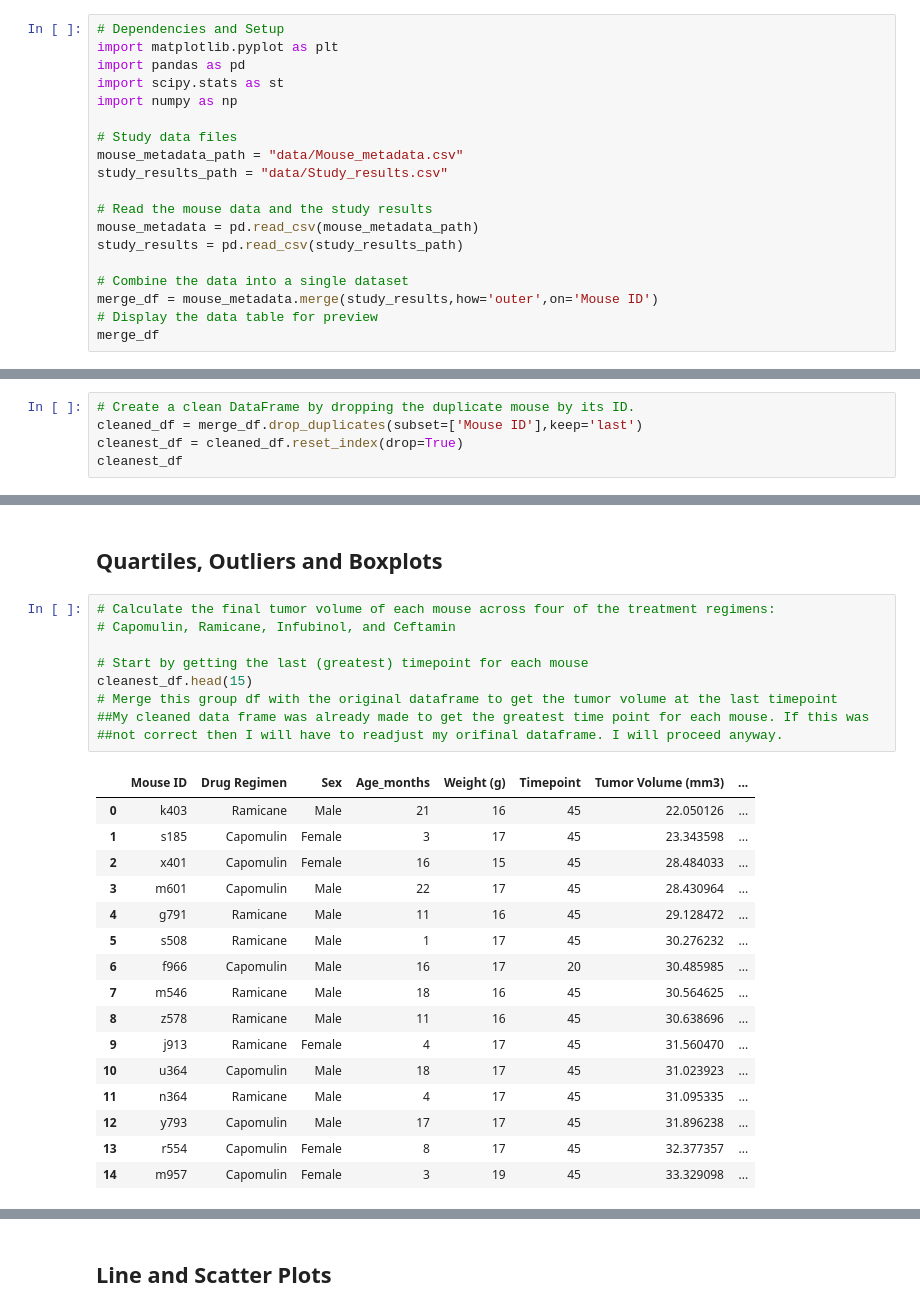
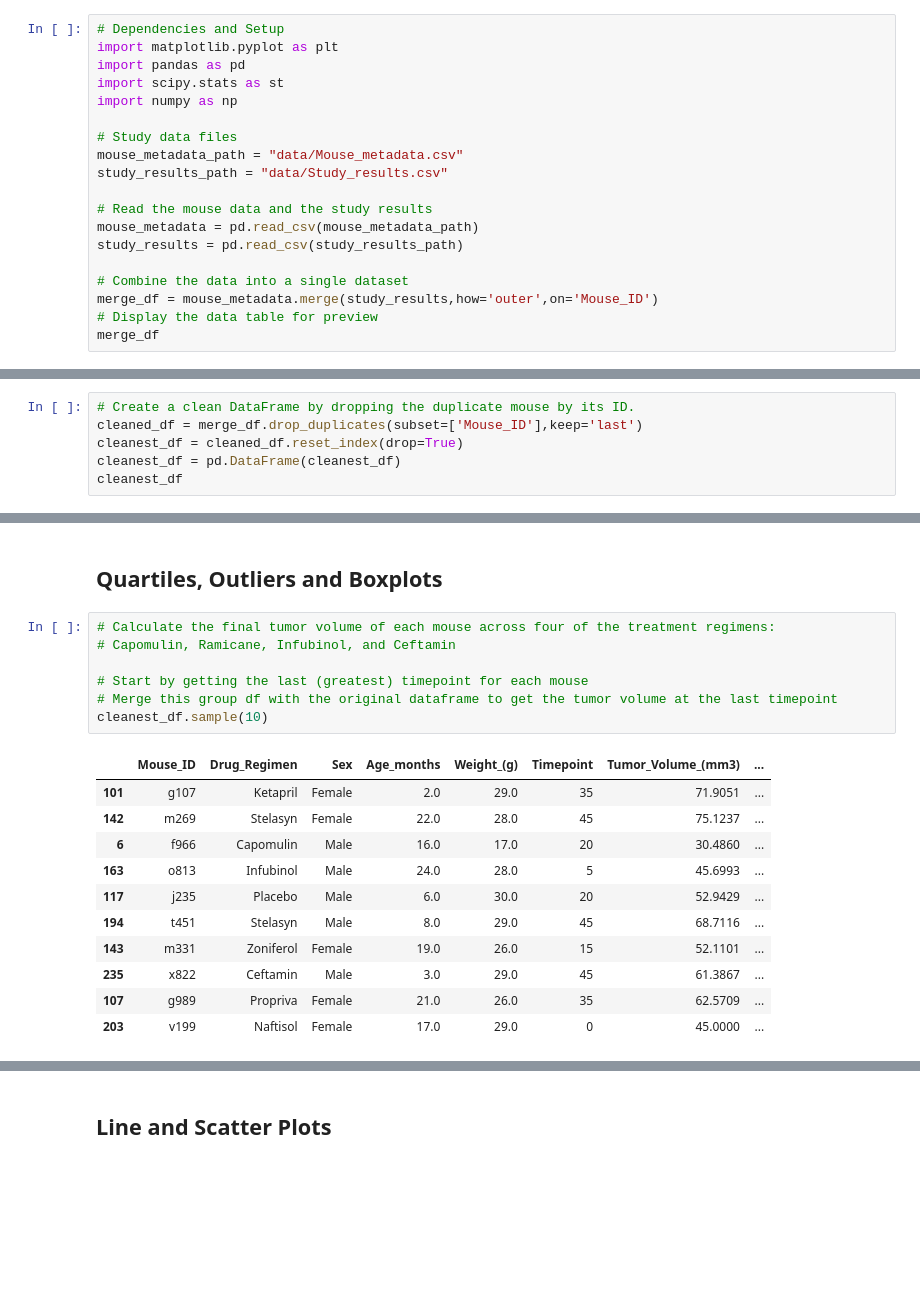
Before and after one commit to MLozano88/Pymaceuticals, a Jupyter notebook: Pymaceuticals/pymaceuticals_starter.ipynb, the cells around one changed output, grey strips where cells are left out. Cells and saved outputs as stored; diff of their text form; blank space fills up the shorter version.

```diff
--- a/Pymaceuticals/pymaceuticals_starter.ipynb
+++ b/Pymaceuticals/pymaceuticals_starter.ipynb
@@ -16,7 +16,7 @@ mouse_metadata = pd.read_csv(mouse_metadata_path)
 study_results = pd.read_csv(study_results_path)
 
 # Combine the data into a single dataset
-merge_df = mouse_metadata.merge(study_results,how='outer',on='Mouse ID')
+merge_df = mouse_metadata.merge(study_results,how='outer',on='Mouse_ID')
 # Display the data table for preview
 merge_df
 # %% [output]
@@ -48,7 +50,8 @@ clean_df.head().count()
 # Optional: Get all the data for the duplicate mouse ID.
 # %%
 # Create a clean DataFrame by dropping the duplicate mouse by its ID.
-cleaned_df = merge_df.drop_duplicates(subset=['Mouse ID'],keep='last')
+cleaned_df = merge_df.drop_duplicates(subset=['Mouse_ID'],keep='last')
 cleanest_df = cleaned_df.reset_index(drop=True)
+cleanest_df = pd.DataFrame(cleanest_df)
 cleanest_df
 # %% [output]
@@ -170,29 +180,22 @@ plt.pie(genders, explode=explode, labels=labels, colors=colors,
 # %%
 # Calculate the final tumor volume of each mouse across four of the treatment regimens:
 # Capomulin, Ramicane, Infubinol, and Ceftamin
 
 # Start by getting the last (greatest) timepoint for each mouse
-cleanest_df.head(15)
 # Merge this group df with the original dataframe to get the tumor volume at the last timepoint
-##My cleaned data frame was already made to get the greatest time point for each mouse. If this was
-##not correct then I will have to readjust my orifinal dataframe. I will proceed anyway.
+cleanest_df.sample(10)
 # %% [output]
-|  | Mouse ID | Drug Regimen | Sex | Age_months | Weight (g) | Timepoint | Tumor Volume (mm3) | ... |
-| 0 | k403 | Ramicane | Male | 21 | 16 | 45 | 22.050126 | ... |
-| 1 | s185 | Capomulin | Female | 3 | 17 | 45 | 23.343598 | ... |
-| 2 | x401 | Capomulin | Female | 16 | 15 | 45 | 28.484033 | ... |
-| 3 | m601 | Capomulin | Male | 22 | 17 | 45 | 28.430964 | ... |
-| 4 | g791 | Ramicane | Male | 11 | 16 | 45 | 29.128472 | ... |
-| 5 | s508 | Ramicane | Male | 1 | 17 | 45 | 30.276232 | ... |
-| 6 | f966 | Capomulin | Male | 16 | 17 | 20 | 30.485985 | ... |
-| 7 | m546 | Ramicane | Male | 18 | 16 | 45 | 30.564625 | ... |
-| 8 | z578 | Ramicane | Male | 11 | 16 | 45 | 30.638696 | ... |
-| 9 | j913 | Ramicane | Female | 4 | 17 | 45 | 31.560470 | ... |
-| 10 | u364 | Capomulin | Male | 18 | 17 | 45 | 31.023923 | ... |
-| 11 | n364 | Ramicane | Male | 4 | 17 | 45 | 31.095335 | ... |
-| 12 | y793 | Capomulin | Male | 17 | 17 | 45 | 31.896238 | ... |
-| 13 | r554 | Capomulin | Female | 8 | 17 | 45 | 32.377357 | ... |
-| 14 | m957 | Capomulin | Female | 3 | 19 | 45 | 33.329098 | ... |
+|  | Mouse_ID | Drug_Regimen | Sex | Age_months | Weight_(g) | Timepoint | Tumor_Volume_(mm3) | ... |
+| 101 | g107 | Ketapril | Female | 2.0 | 29.0 | 35 | 71.9051 | ... |
+| 142 | m269 | Stelasyn | Female | 22.0 | 28.0 | 45 | 75.1237 | ... |
+| 6 | f966 | Capomulin | Male | 16.0 | 17.0 | 20 | 30.4860 | ... |
+| 163 | o813 | Infubinol | Male | 24.0 | 28.0 | 5 | 45.6993 | ... |
+| 117 | j235 | Placebo | Male | 6.0 | 30.0 | 20 | 52.9429 | ... |
+| 194 | t451 | Stelasyn | Male | 8.0 | 29.0 | 45 | 68.7116 | ... |
+| 143 | m331 | Zoniferol | Female | 19.0 | 26.0 | 15 | 52.1101 | ... |
+| 235 | x822 | Ceftamin | Male | 3.0 | 29.0 | 45 | 61.3867 | ... |
+| 107 | g989 | Propriva | Female | 21.0 | 26.0 | 35 | 62.5709 | ... |
+| 203 | v199 | Naftisol | Female | 17.0 | 29.0 | 0 | 45.0000 | ... |
 # %%
 # Put treatments into a list for for loop (and later for plot labels)
 treatments = ['Capomulin', 'Ramicane', 'Infubinol', 'Ceftamin']
```
Also changed, not shown: parts of 17 cells of this notebook, 2 other files.
